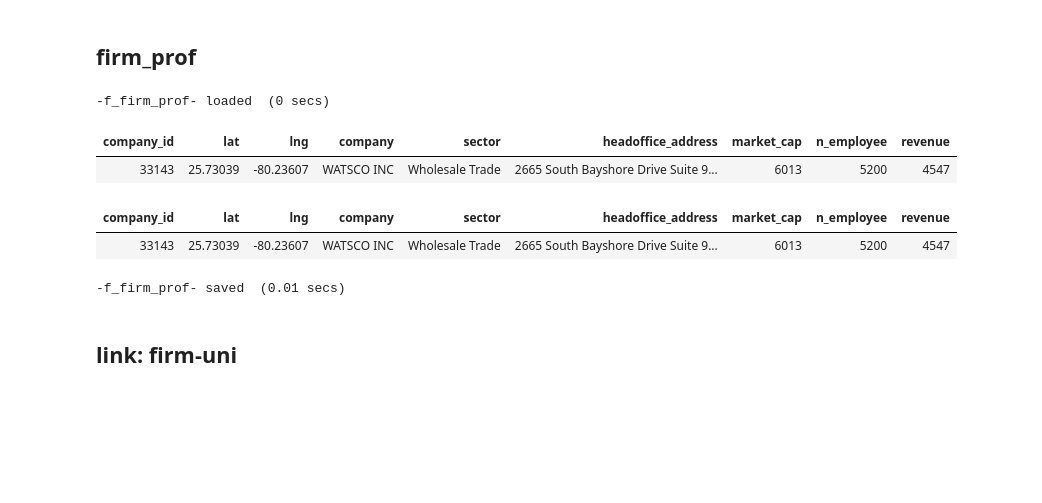
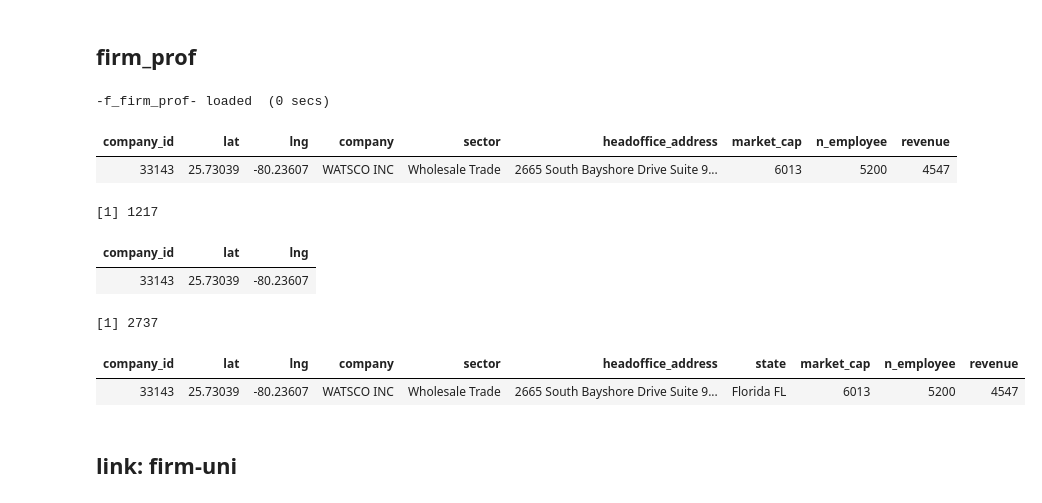
Before and after one commit to YuanyuanTong/CompanyLinks, a Jupyter notebook: data/firm-link.ipynb, the cells around one changed output. Cells and saved outputs as stored; diff of their text form; code cells hidden in the pictures; blank space fills up the shorter version.

Commit message:
Update company coord (now we have 2700+ companies)

```diff
--- a/data/firm-link.ipynb
+++ b/data/firm-link.ipynb
@@ -254,11 +254,13 @@ f_firm_prof = firm_prof_from_boardex[
       communication_address=str_c(
         ccaddress1, ccaddress2, ccaddress3,
         ccaddress4, ccaddress5, cccountryname, sep=' '),
+      state=hoaddress4,
       market_cap=mktcapitalisation,
       n_employee=noemployees,
       revenue)
+    ][state=='Alabama', state := 'Alabama AL'
     ][order(-market_cap)] %>% unique()
-fwrite(f_firm_prof, './data/f_firm_prof.csv')
-sv(f_firm_prof)
+# fwrite(f_firm_prof, './data/f_firm_prof.csv')
+sv(f_firm_prof, path='.')
 f_firm_prof[1]
 # %% [output]
@@ -345,22 +347,33 @@ f_firm_net[1]
 ## firm_prof
 # %%
 ld(f_firm_prof, force=T, path='.')
-coord = fread('partial_company_coordinates.csv')
-f_firm_prof[1]
+# coord = fread('partial_company_coordinates.csv')
+coord = fread('tmp_data.csv')
+# f_firm_prof[1]
+# f_firm_prof[, .N]
+
+# coord[1]
+# coord[, .N]
 # %% [output]
 -f_firm_prof- loaded  (0 secs)
 | company_id | lat | lng | company | sector | headoffice_address | market_cap | n_employee | revenue |
 | 33143 | 25.73039 | -80.23607 | WATSCO INC | Wholesale Trade | 2665 South Bayshore Drive Suite 9... | 6013 | 5200 | 4547 |
+[1] 1217
+| company_id | lat | lng |
+| 33143 | 25.73039 | -80.23607 |
+[1] 2737
 # %%
-f_firm_prof = f_firm_prof[coord, .(company_id, lat, lng, company, sector, headoffice_address, market_cap, n_employee, revenue), on=.(company_id)]
+partial_company_coordinates = f_firm_prof[coord,
+     .(company_id, lat, lng, company, sector, headoffice_address, state, market_cap, n_employee, revenue),
+     on=.(company_id),
+     nomatch=NULL]
 
-f_firm_prof[1]
-sv(f_firm_prof)
-fwrite(f_firm_prof, 'partial_company_coordinates.csv')
+partial_company_coordinates[1]
+# sv(f_firm_prof)
+fwrite(partial_company_coordinates, 'partial_company_coordinates.csv')
 # %% [output]
-| company_id | lat | lng | company | sector | headoffice_address | market_cap | n_employee | revenue |
-| 33143 | 25.73039 | -80.23607 | WATSCO INC | Wholesale Trade | 2665 South Bayshore Drive Suite 9... | 6013 | 5200 | 4547 |
+| company_id | lat | lng | company | sector | headoffice_address | state | market_cap | n_employee | revenue |
+| 33143 | 25.73039 | -80.23607 | WATSCO INC | Wholesale Trade | 2665 South Bayshore Drive Suite 9... | Florida FL | 6013 | 5200 | 4547 |
--f_firm_prof- saved  (0.01 secs)
 # %% [markdown]
 ## link: firm-uni
 # %%
```
Also changed, not shown: parts of 4 cells of this notebook, 2 other files.
